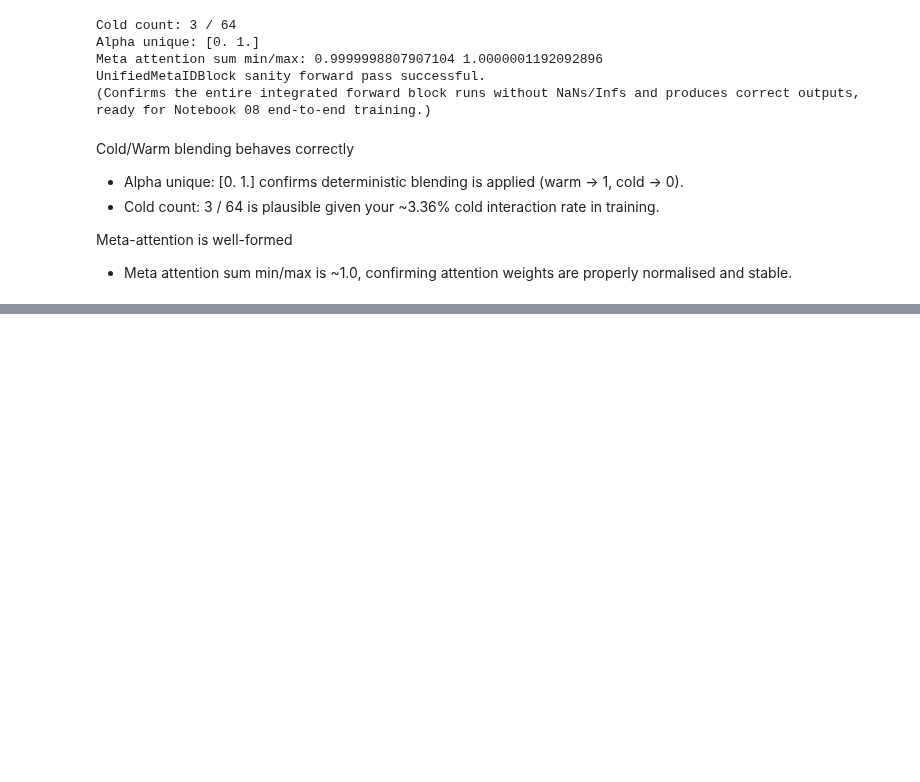
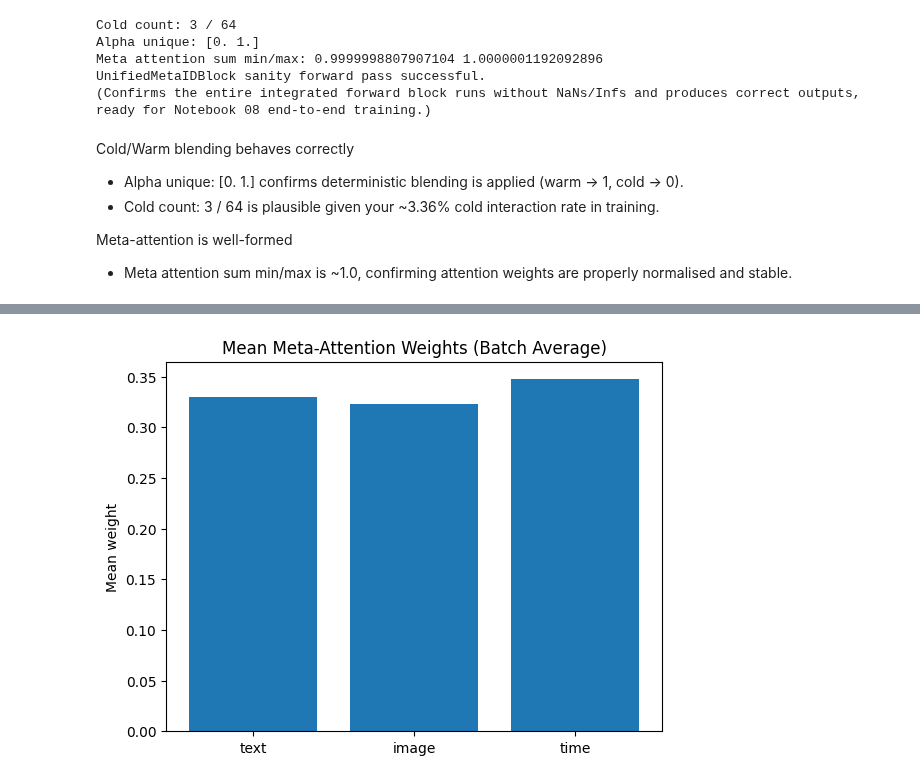
Before and after one commit to sheebaboy33/ColdFusionX, a Jupyter notebook: notebooks/07_meta_embedding.ipynb, the cells around one changed output, grey strips where cells are left out. Drawn from its saved outputs; the diff is of its cells as text; code cells hidden in the pictures; blank space fills up the shorter version.

```diff
--- a/notebooks/07_meta_embedding.ipynb
+++ b/notebooks/07_meta_embedding.ipynb
@@ -950,0 +984,19 @@ Meta-attention is well-formed
+# %%
+# Extract diagnostics
+id_vec_final = out["id_vec_final"]
+alpha = out["alpha"].squeeze(1)  # (B,)
+meta_attn = out["meta_attention"]
+
+# Finite checks
+assert_finite(id_vec_final, "id_vec_final")
+assert_finite(alpha, "alpha")
+for k, v in meta_attn.items():
+    assert_finite(v, f"meta_attention[{k}]")
+
+# Attention sums
+attn_sum = meta_attn["text"] + meta_attn["image"] + meta_attn["time"]
+print("Meta attention sum min/max:", float(attn_sum.min().cpu()), float(attn_sum.max().cpu()))
+
+# Alpha behaviour summary
+alpha_cold = alpha[cold_mask]
+alpha_warm = alpha[~cold_mask]
@@ -950,0 +1047,21 @@ Meta-attention is well-formed
+# %%
+text_w = meta_attn["text"].detach().cpu().numpy()
+img_w  = meta_attn["image"].detach().cpu().numpy()
+time_w = meta_attn["time"].detach().cpu().numpy()
+
+# Mean attention across batch
+means = [text_w.mean(), img_w.mean(), time_w.mean()]
+# %%
+plt.figure()
+plt.bar(["text", "image", "time"], means)
+plt.title("Mean Meta-Attention Weights (Batch Average)")
+plt.ylabel("Mean weight")
+plt.show()
+
+# One example sample (pick a cold sample if present; else sample 0)
+if cold_mask.any():
+    idx0 = int(torch.where(cold_mask)[0][0].item())
+else:
+    idx0 = 0
+# %% [output]
+[figure, added]
```
Also changed, not shown: parts of 9 cells of this notebook.
